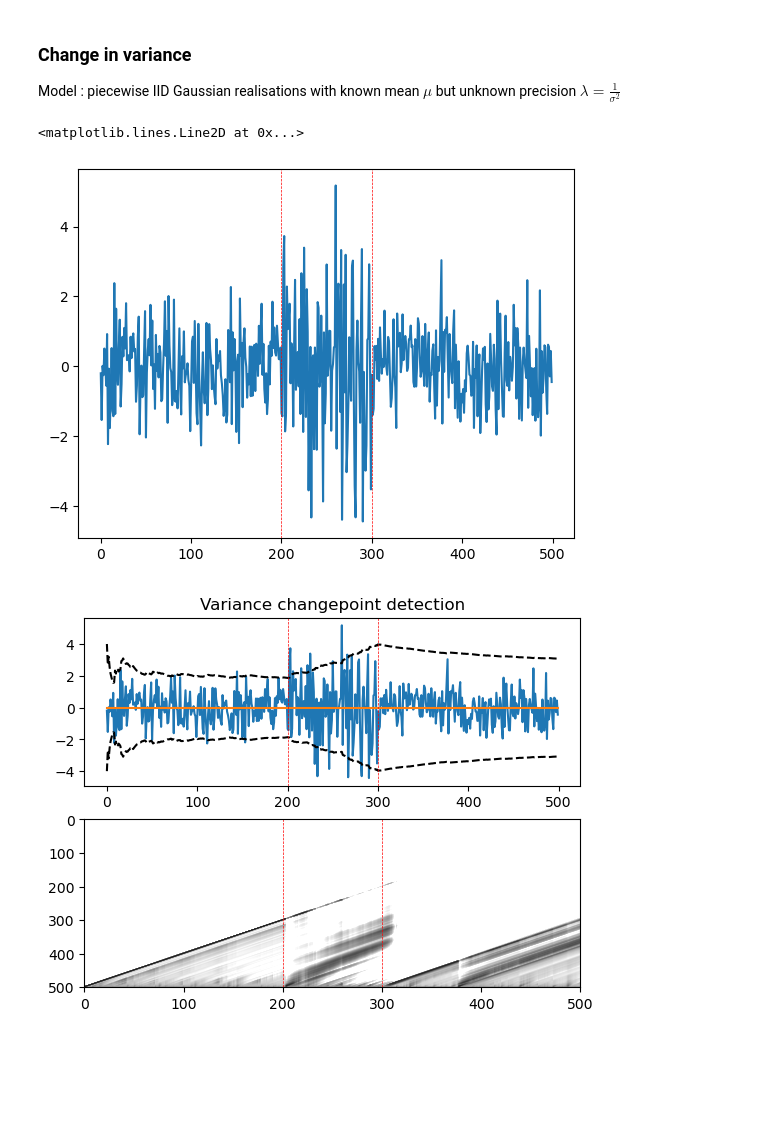
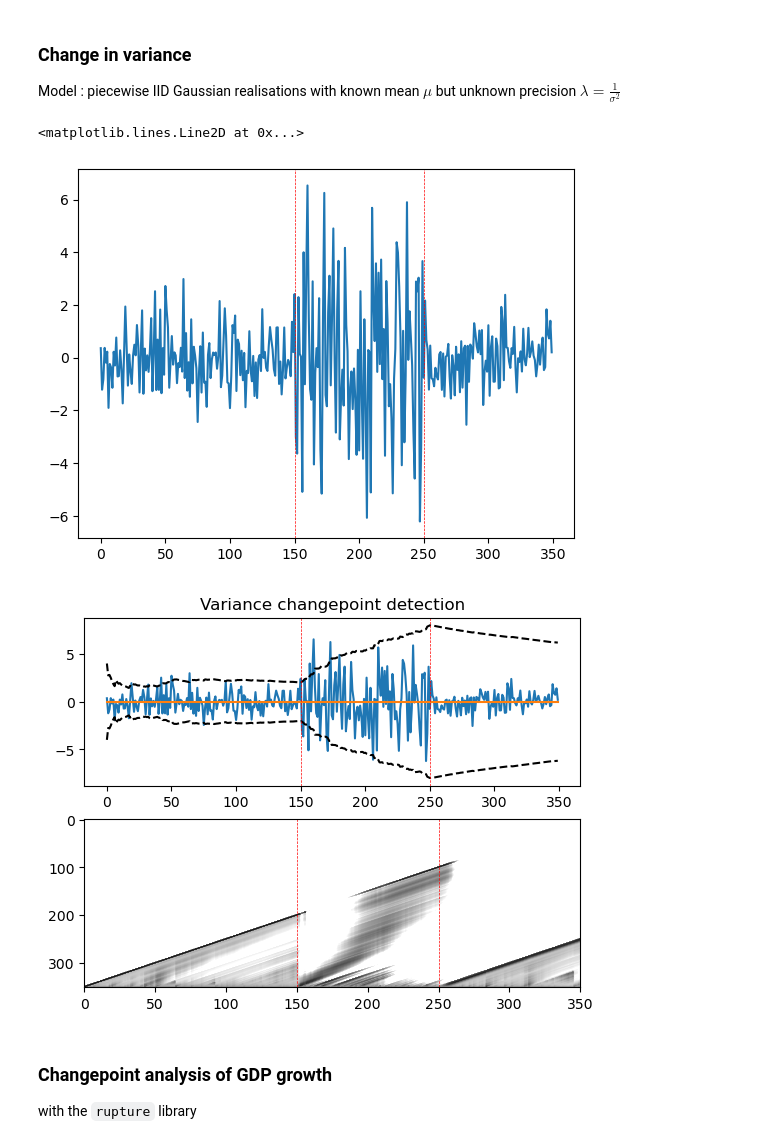
Before and after one commit to EtienneCap/ChangepointDetection, a Jupyter notebook: Bayesian online changepoint detection.ipynb, the cells around one changed output. Saved outputs shown, nothing was run; the diff lists cells and outputs as text; code cells hidden in the pictures; blank space fills up the shorter version.

```diff
--- a/Bayesian online changepoint detection.ipynb
+++ b/Bayesian online changepoint detection.ipynb
@@ -168,22 +169,22 @@ def BOCD_var(signal, alpha0, beta0, hazard_prob, mu = 0):
 # %%
 ## Generating data with change in variance
 
+mu = 0
 sigma_noise = 1
-mu = 0
 
-a = 1*sigma_noise * np.random.randn(200,) + mu
-b = 2*sigma_noise * np.random.randn(100,) + mu
-c = 1*sigma_noise * np.random.randn(200,) + mu
+a = 1*sigma_noise * np.random.randn(150,) + mu
+b = 3*sigma_noise * np.random.randn(100,) + mu
+c = 1*sigma_noise * np.random.randn(100,) + mu
 
 signal_var = np.concatenate([a, b, c], axis = 0)
 
 plt.plot(signal_var)
 
-plt.axvline(x = 200, linestyle = "dashed", c = 'r', linewidth = 0.5)
-plt.axvline(x = 300, linestyle = "dashed", c = 'r', linewidth = 0.5)
+plt.axvline(x = 150, linestyle = "dashed", c = 'r', linewidth = 0.5)
+plt.axvline(x = 250, linestyle = "dashed", c = 'r', linewidth = 0.5)
 # %% [output]
 <matplotlib.lines.Line2D at 0x...>
-[figure, old version]
+[figure, new version]
 # %%
 ## Change in variance
 signal = signal_var
@@ -196,15 +197,18 @@ ax[0].plot(signal)
 ax[0].plot(mu * np.ones((T,)))
 ax[0].plot(mu * np.ones((T,)) + 2/results["post_precision"], linestyle = "dashed", c = 'k')
 ax[0].plot(mu * np.ones((T,)) - 2/results["post_precision"], linestyle = "dashed", c = 'k')
-ax[0].axvline(x = 200, linestyle = "dashed", c = 'r', linewidth = 0.5)
-ax[0].axvline(x = 300, linestyle = "dashed", c = 'r', linewidth = 0.5)
+ax[0].axvline(x = 150, linestyle = "dashed", c = 'r', linewidth = 0.5)
+ax[0].axvline(x = 250, linestyle = "dashed", c = 'r', linewidth = 0.5)
 ax[0].set_title("Variance changepoint detection")
 
 ax[1].imshow(np.rot90(results['post_R']), aspect='auto', cmap='gray_r',
                norm=LogNorm(vmin=0.0001, vmax=1))
-ax[1].axvline(x = 200, linestyle = "dashed", c = 'r', linewidth = 0.5)
-ax[1].axvline(x = 300, linestyle = "dashed", c = 'r', linewidth = 0.5)
+ax[1].axvline(x = 150, linestyle = "dashed", c = 'r', linewidth = 0.5)
+ax[1].axvline(x = 250, linestyle = "dashed", c = 'r', linewidth = 0.5)
 ax[1].set_xlim([0, len(signal)])
 ax[1].margins(0)
 # %% [output]
-[figure, old version]
+[figure, new version]
+# %% [markdown]
+### Changepoint analysis of GDP growth
+with the `rupture` library
```
Also changed, not shown: parts of 5 cells of this notebook, 2 other files.
